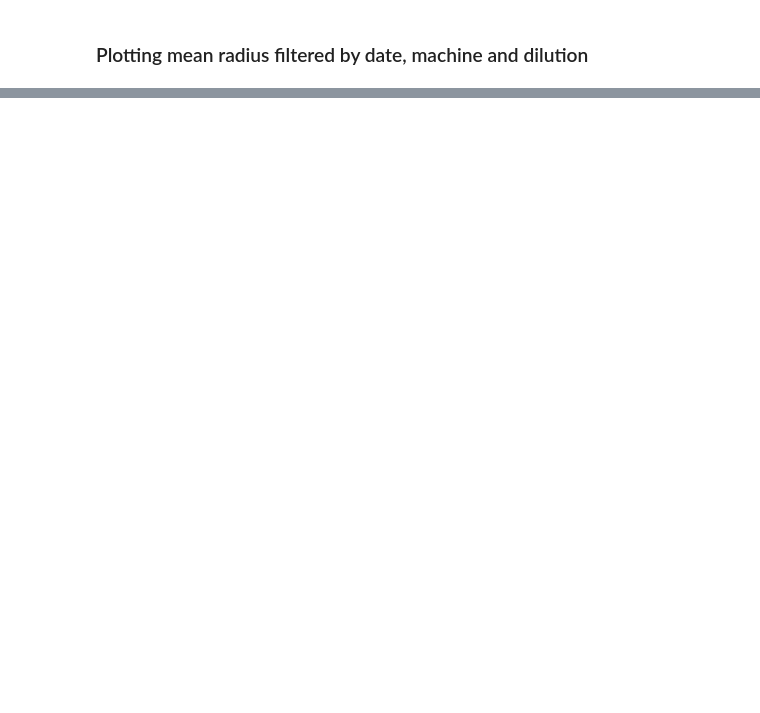
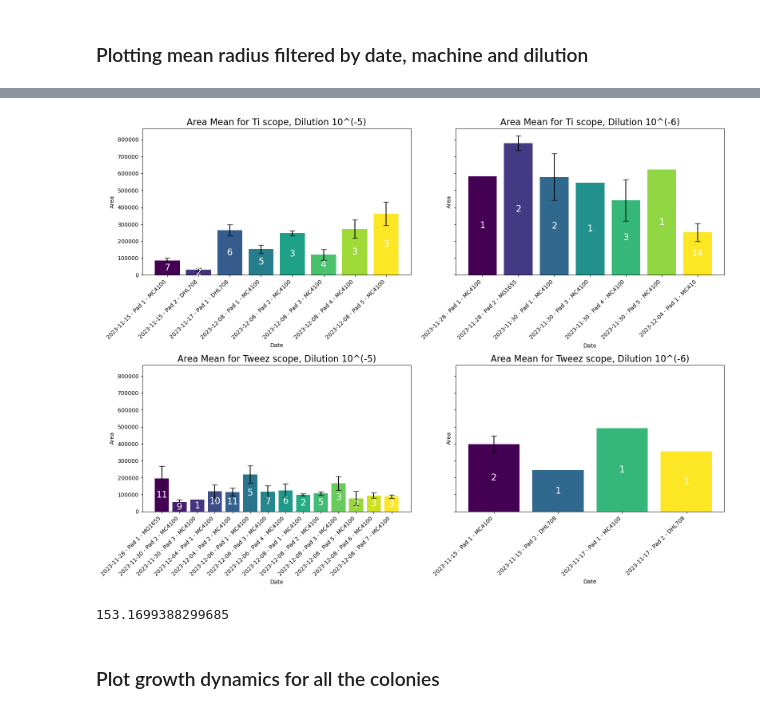
Before and after one commit to RudgeLab/popdyn, a Jupyter notebook: Notebooks/colonies_size.ipynb, the cells around one changed output, grey strips where cells are left out. Saved outputs shown, nothing was run; the diff lists cells and outputs as text; code cells hidden in the pictures; blank space fills up the shorter version.

```diff
--- a/Notebooks/colonies_size.ipynb
+++ b/Notebooks/colonies_size.ipynb
@@ -205,0 +208,47 @@ plt.show()
+# %%
+df_out = pd.read_excel('out.xlsx')
+df = df_out.copy()
+# %%
+# Group the data by 'Date', 'Machine', 'Dilution', 'Pad', 'Strain' and calculate mean, standard deviation for 'area' and count colonies
+plot_data = df.groupby(['Date', 'Machine', 'Dilution', 'Pad', 'Strain']).agg({
+    'area': ['mean', 'std'],
+    'Colonies': 'size'  # This will count the number of rows (colonies) per group
+}).reset_index()
+
+# Prepare the data for plotting
+plot_data.columns = ['Date', 'Machine', 'Dilution', 'Pad', 'Strain', 'Area Mean', 'Area Std', 'Colonies Count']
+
+# Filter data for each machine and dilution type
+fig, axes = plt.subplots(nrows=2, ncols=2, figsize=(16, 12), sharey=True)
+machine_dilutions = plot_data['Machine'].unique()
+dilutions = plot_data['Dilution'].unique()
+
+# Use a nested loop to create a subplot for each machine-dilution combination
+for i, machine in enumerate(machine_dilutions):
+    for j, dilution in enumerate(dilutions):
+        sub_data = plot_data[(plot_data['Machine'] == machine) & (plot_data['Dilution'] == dilution)]
+        if sub_data.empty:
+            axes[i, j].set_xticks([])  # No data for this subplot
+            continue
+        area_colors = plt.cm.viridis(np.linspace(0, 1, len(sub_data)))
+        index = 0  # Initialize counter for the color array
+        for _, row in sub_data.iterrows():
+            bar = axes[i, j].bar(index, row['Area Mean'], yerr=row['Area Std'], capsize=5, color=area_colors[index])
+            # Annotate the number of colonies inside the bar
+            axes[i, j].text(index, row['Area Mean']/2, str(row['Colonies Count']), ha='center', va='center', color='white', fontsize=16)
+            index += 1  # Increment counter
+
+        axes[i, j].set_title(f'Area Mean for {machine}, Dilution {dilution}', fontsize=16)
+        axes[i, j].set_xlabel('Date')
+        axes[i, j].set_ylabel('Area')
+        axes[i, j].set_xticks(range(len(sub_data)))
+        axes[i, j].set_xticklabels([f"{row['Date'].date()} - Pad {row['Pad']} - {row['Strain']}" for _, row in sub_data.iterrows()], rotation=45, ha="right")
+
+plt.tight_layout()
+plt.show()
+# %% [output]
+[figure, added]
+# %%
+df_out.loc[0, "radius"]
+# %% [output]
+153.1699388299685
@@ -205,0 +259,2 @@ plt.show()
+# %% [markdown]
+### Plot growth dynamics for all the colonies
```
Also changed, not shown: parts of 41 cells of this notebook, 3 other files.
